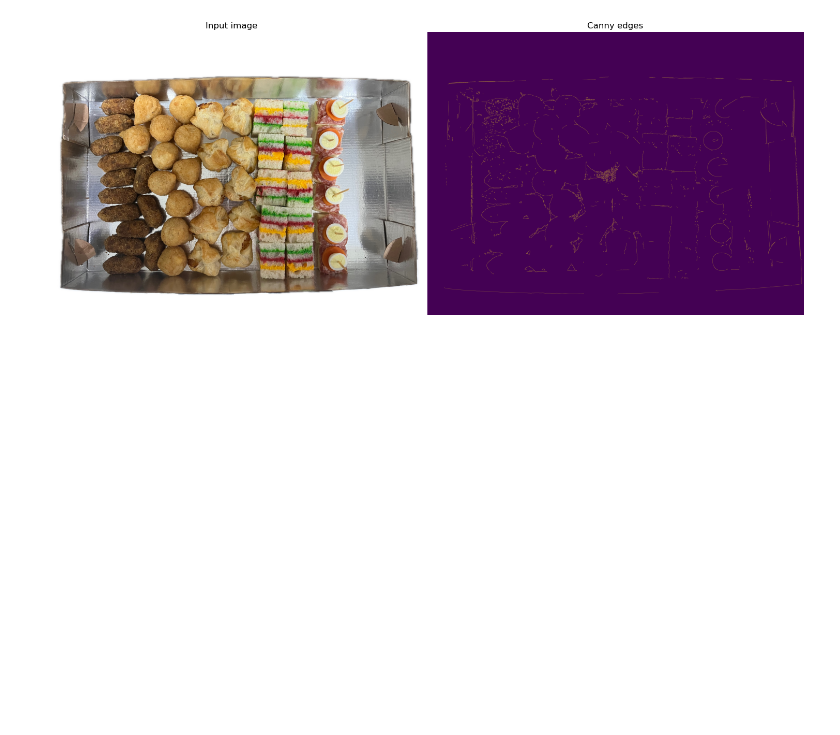
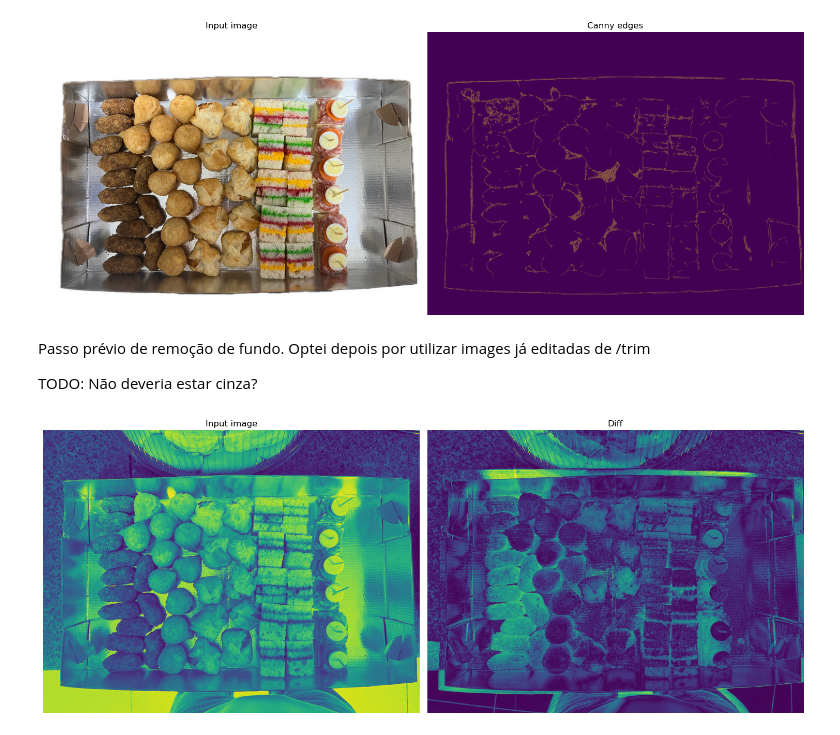
Before and after one commit to Lz-Gustavo/cv-ine410121-2025, a Jupyter notebook: clasic-imx.ipynb, the cells around one changed output. Drawn from its saved outputs; the diff is of its cells as text; code cells hidden in the pictures; blank space fills up the shorter version.

Commit message:
chore: changing parameters on canny, evaluating bilateral filter, img diff, define aux show func

```diff
--- a/clasic-imx.ipynb
+++ b/clasic-imx.ipynb
@@ -42,2 +48,25 @@ applyCanny(source=IMAGE_PATH, threshold1=120, threshold2=230, apertureSize=3, L2
 # %% [output]
 [figure]
+# %% [markdown]
+Passo prévio de remoção de fundo. Optei depois por utilizar images já editadas de /trim
+
+TODO: Não deveria estar cinza?
+# %%
+def removeBackground(source, ref_source):
+    image = cv2.imread(source, cv2.IMREAD_GRAYSCALE)
+    if image is None:
+        print("Error: Could not load image.")
+        return
+
+    ref_image = cv2.imread(ref_source, cv2.IMREAD_GRAYSCALE)
+    if image is None:
+        print("Error: Could not load image.")
+        return
+
+    change = cv2.absdiff(image, ref_image)
+    show2images(image, change, 'Input image', 'Diff')
+
+
+removeBackground('dataset/jpeg/IMG_2426.jpeg', 'dataset/jpeg/IMG_2455.jpeg')
+# %% [output]
+[figure, added]
```
Also changed, not shown: parts of 1 cell of this notebook.
